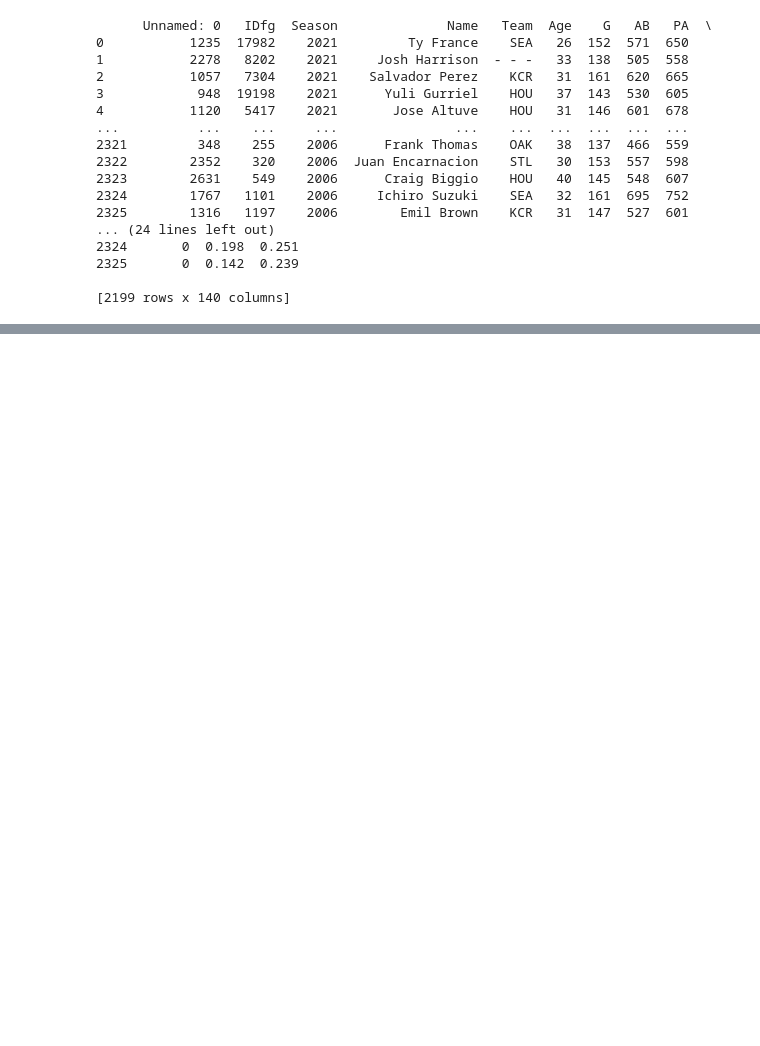
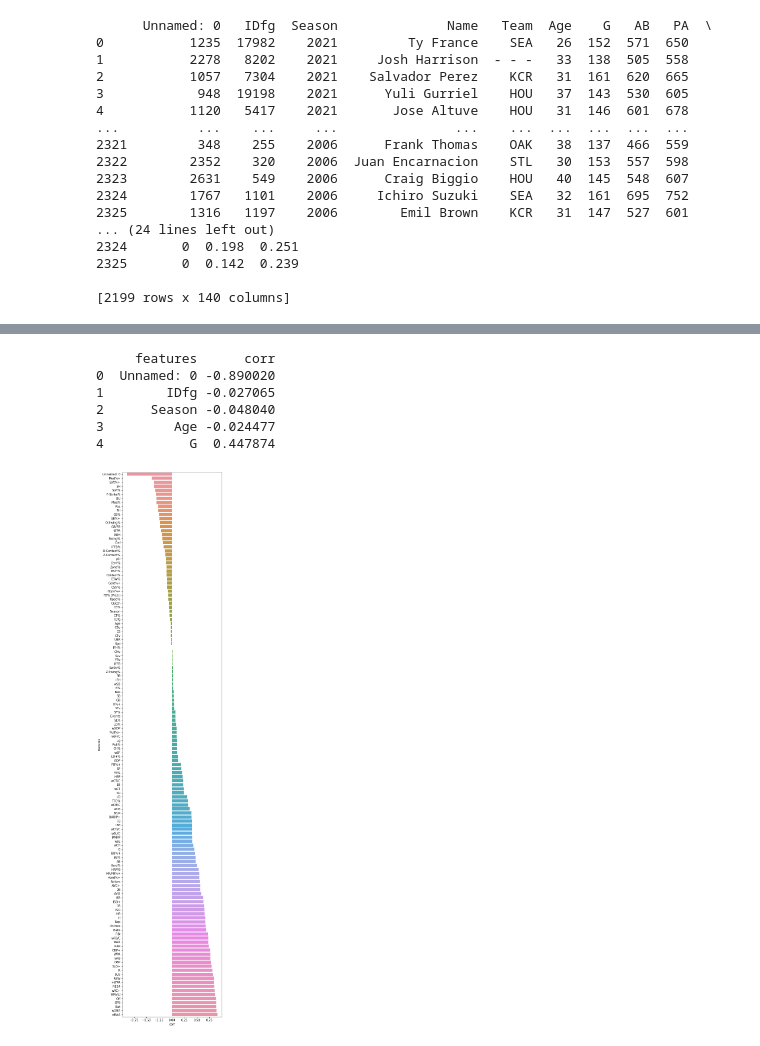
Before and after one commit to hannhat/personal, a Jupyter notebook: sabermetrics_playground/model/batting/EDA.ipynb, the cells around one changed output, grey strips where cells are left out. Saved outputs shown, nothing was run; the diff lists cells and outputs as text; code cells hidden in the pictures; blank space fills up the shorter version.

```diff
--- a/sabermetrics_playground/model/batting/EDA.ipynb
+++ b/sabermetrics_playground/model/batting/EDA.ipynb
@@ -52,0 +60,23 @@ sns.distplot(wRC, kde=False, fit=stats.lognorm)
+# %%
+f = pd.melt(batting, value_vars=numerical_features)
+g = sns.FacetGrid(f, col="variable",  col_wrap=2, sharex=False, sharey=False)
+g = g.map(sns.distplot, "value")
+# %%
+def compute_spearman(wRC, numerical_features, batting):
+    df = pd.DataFrame()
+    features = numerical_features
+    df["features"] = features
+    df["corr"] = [batting[f].corr(wRC, 'spearman') for f in numerical_features]
+    df = df.sort_values('corr')
+    plt.figure(figsize=(6, 0.25*len(features)))
+    sns.barplot(data=df, y='features', x='corr', orient='h')
+
+compute_spearman(wRC, numerical_features, batting)
+# %% [output]
+     features      corr
+0  Unnamed: 0 -0.890020
+1        IDfg -0.027065
+2      Season -0.048040
+3         Age -0.024477
+4           G  0.447874
+[figure, added]
```
Also changed, not shown: parts of 3 cells of this notebook.
